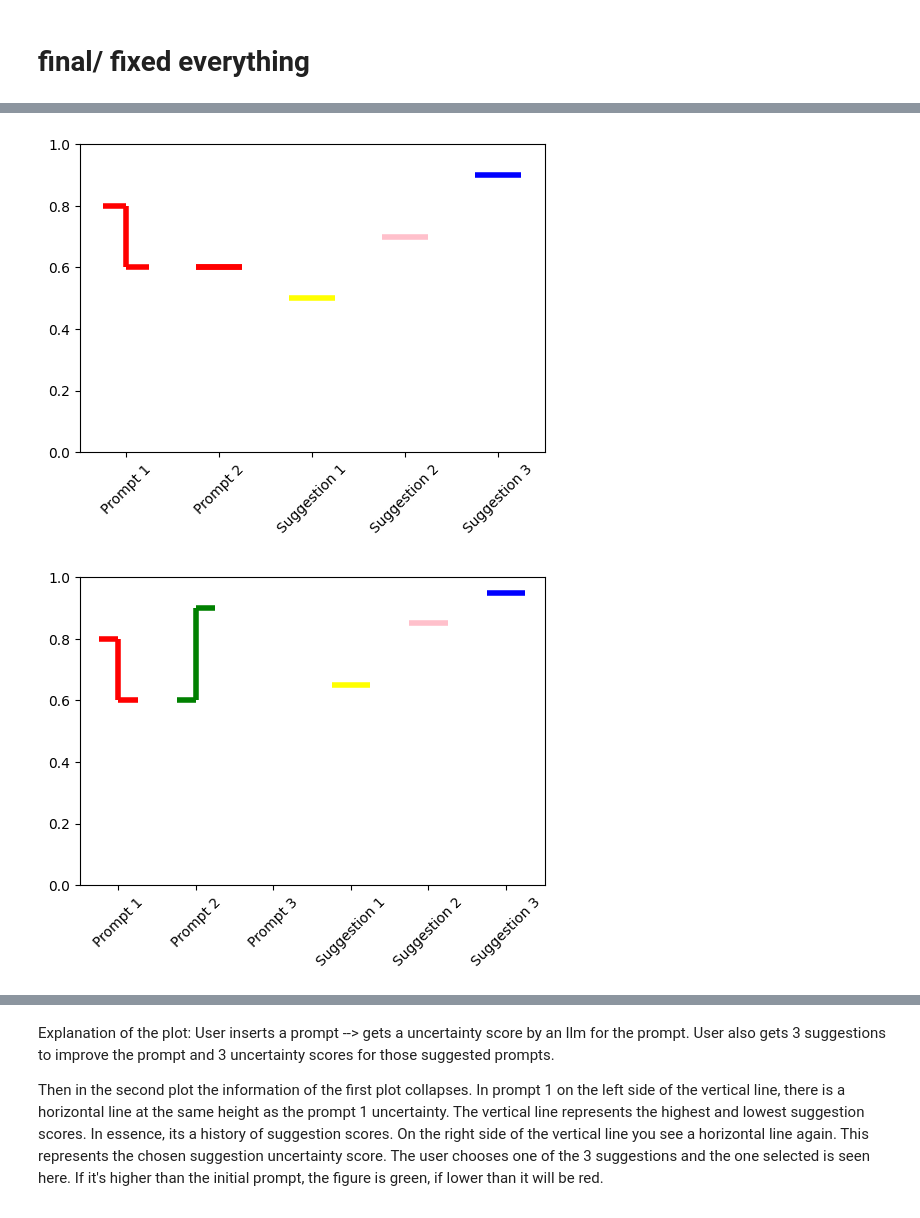
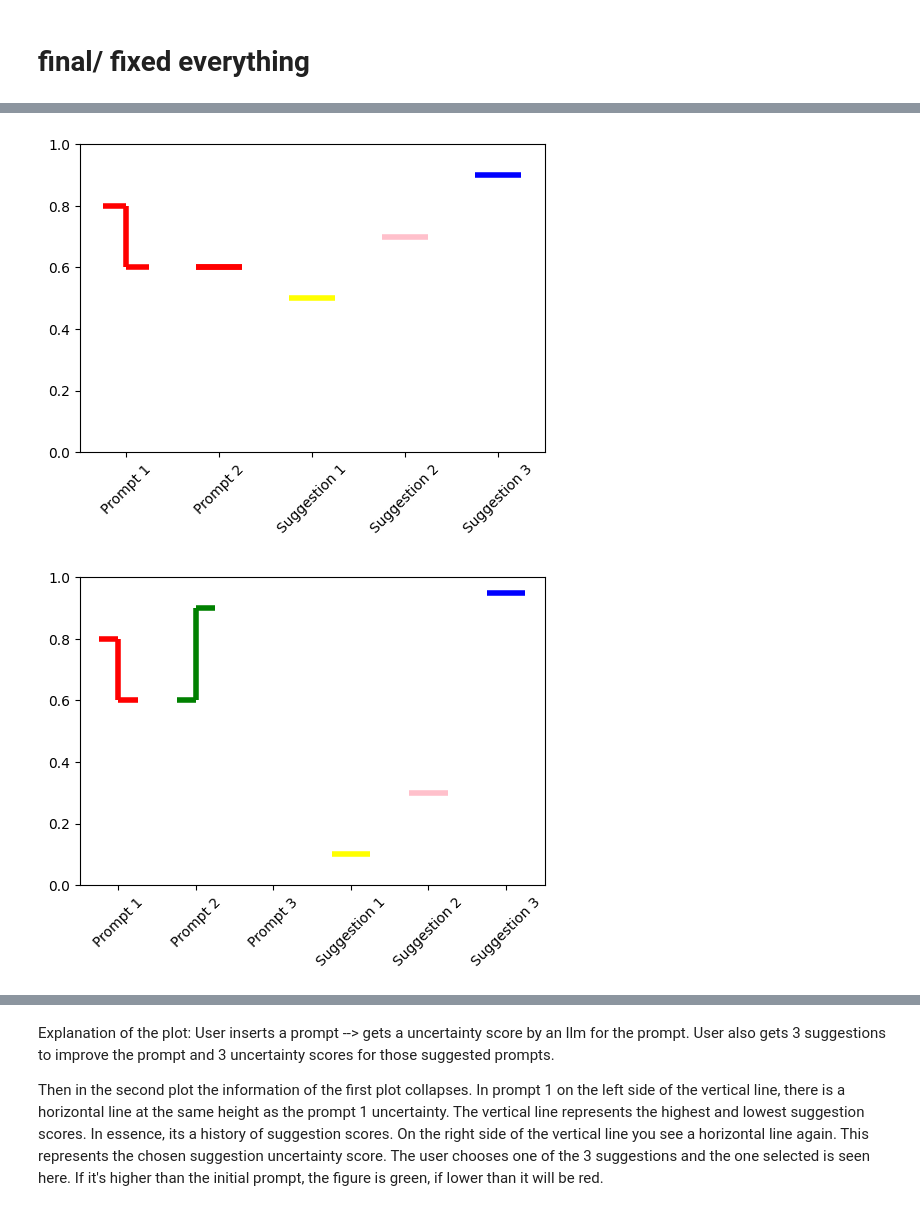
Before and after one commit to valentina98/mma2024, a Jupyter notebook: test.ipynb, the cells around one changed output, grey strips where cells are left out. Saved outputs shown, nothing was run; the diff lists cells and outputs as text; code cells hidden in the pictures.

```diff
--- a/test.ipynb
+++ b/test.ipynb
@@ -963,32 +963,32 @@ class PromptHistoryPlotter:
         # Plot the initial prompt and suggestions
         self.plot_initial(initial_prompt, *initial_suggestions)
 
         # Update history with the initial prompt and suggestions
         self.history.append((initial_prompt, initial_suggestions, None))
 
         # Iterate over subsequent suggestions and selections
         for step, (suggestions, selected_suggestion) in enumerate(subsequent_suggestions_and_selections, start=1):
             # Use the last selected suggestion as the new prompt
             previous_prompt = self.history[-1][2] if self.history[-1][2] is not None else initial_prompt
             self.history[-1] = (previous_prompt, self.history[-1][1], selected_suggestion)
             self.plot_intermediate(step, suggestions)
             self.history.append((selected_suggestion, suggestions, selected_suggestion))
             self.plot_final(step, suggestions, selected_suggestion)
 
 # Example usage
 plotter = PromptHistoryPlotter()
 
 initial_prompt = 0.8
 initial_suggestions = [0.2, 0.4, 0.6]
 
 subsequent_suggestions_and_selections = [
     ([0.5, 0.7, 0.9], 0.6),
-    ([0.65, 0.85, 0.95], 0.9)
+    ([0.1, 0.3, 0.95], 0.9)
 ]
 
 plotter.plot_sequence(initial_prompt, initial_suggestions, subsequent_suggestions_and_selections)
 # %% [output]
 [figure]
 [figure]
 [figure]
-[figure, old version]
+[figure, new version]
```
Also changed, not shown: parts of 1 cell of this notebook.
